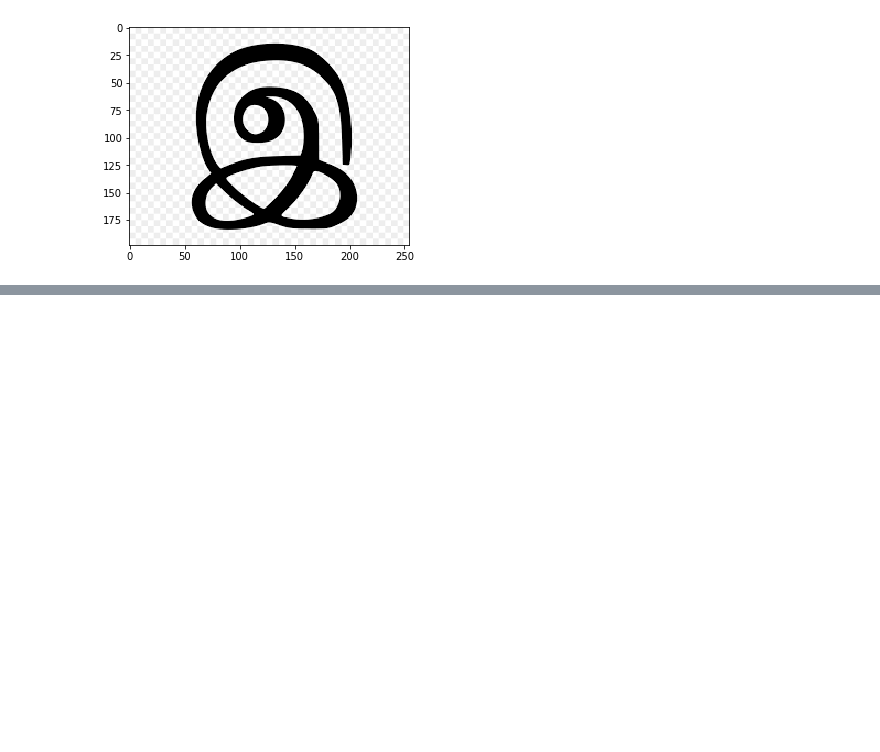
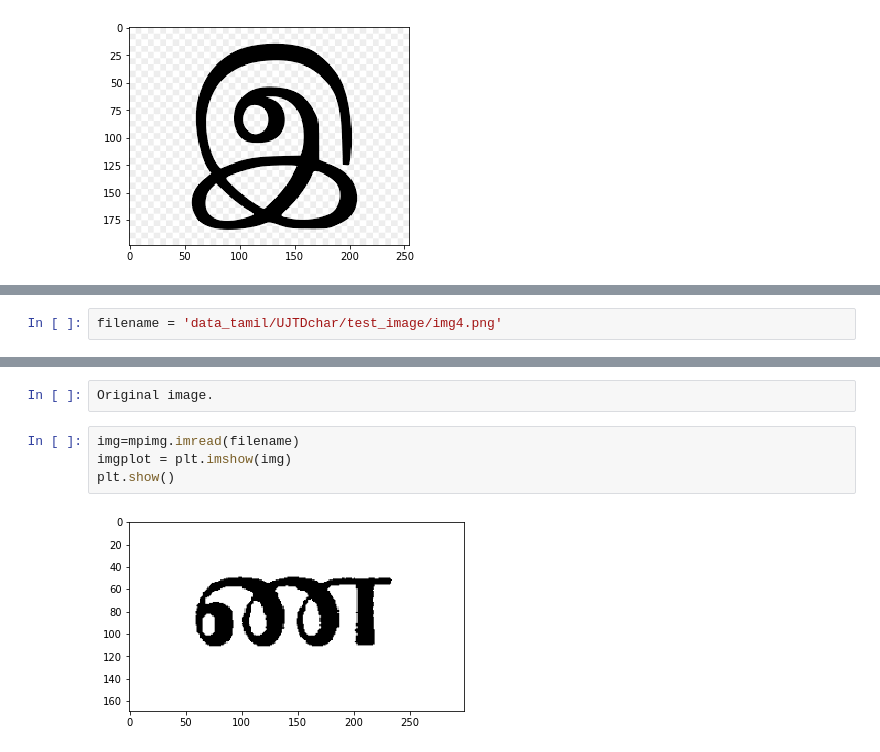
Before and after one commit to bhuvanakundumani/Tamil_char_recognition, a Jupyter notebook: Tamil_char_classifier.ipynb, the cells around one changed output, grey strips where cells are left out. Drawn from its saved outputs; the diff is of its cells as text; blank space fills up the shorter version.

```diff
--- a/Tamil_char_classifier.ipynb
+++ b/Tamil_char_classifier.ipynb
@@ -290,0 +336,2 @@ learn.load('stage2-resnet-all-layers')
+# %%
+filename = 'data_tamil/UJTDchar/test_image/img4.png'
@@ -290,0 +347,8 @@ learn.load('stage2-resnet-all-layers')
+# %%
+Original image.
+# %%
+img=mpimg.imread(filename)
+imgplot = plt.imshow(img)
+plt.show()
+# %% [output]
+[figure, added]
```
Also changed, not shown: parts of 45 cells of this notebook.
